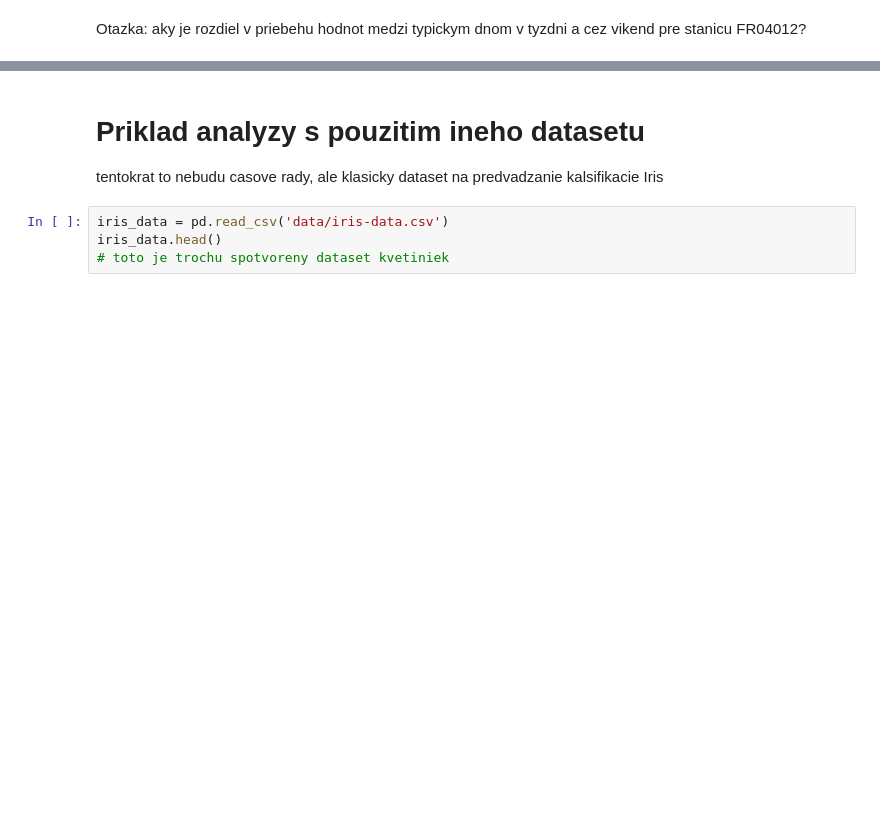
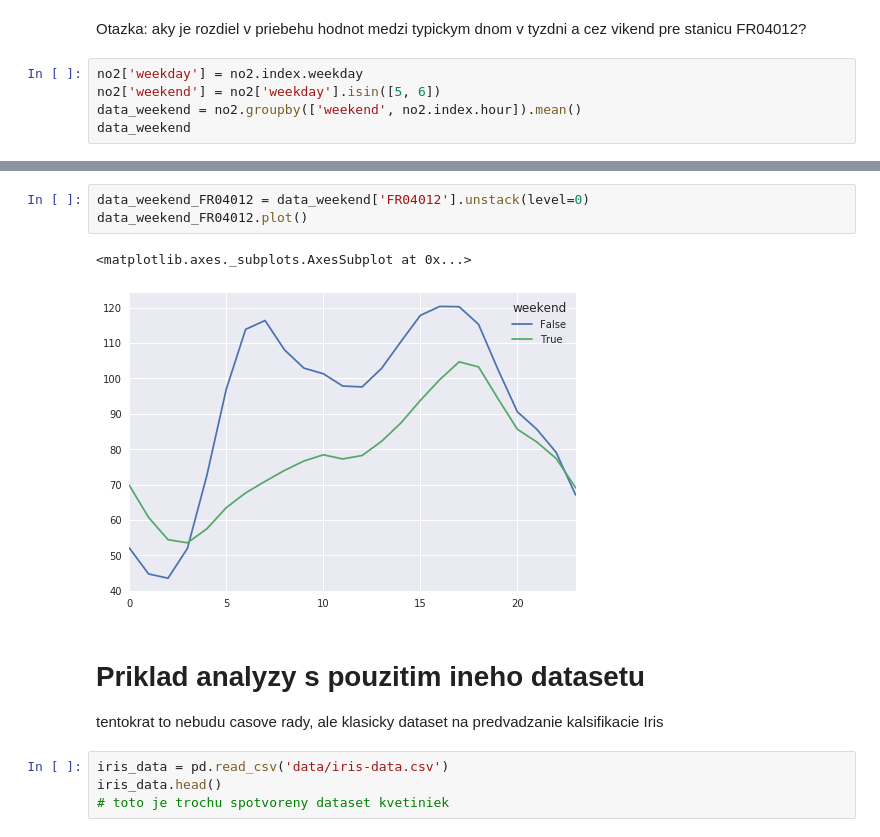
Before and after one commit to martinmocko/vos-2017, a Jupyter notebook: Integracia_dat.ipynb, the cells around one changed output, grey strips where cells are left out. Cells and saved outputs as stored; diff of their text form; blank space fills up the shorter version.

```diff
--- a/Integracia_dat.ipynb
+++ b/Integracia_dat.ipynb
@@ -455,3 +936,8 @@ data_weekend = no2.groupby(['weekend', no2.index.hour]).mean()
 data_weekend_FR04012 = data_weekend['FR04012'].unstack(level=0)
 data_weekend_FR04012.plot()
 -->
+# %%
+no2['weekday'] = no2.index.weekday
+no2['weekend'] = no2['weekday'].isin([5, 6])
+data_weekend = no2.groupby(['weekend', no2.index.hour]).mean()
+data_weekend
@@ -458,3 +963,9 @@ data_weekend_FR04012.plot()
+# %%
+data_weekend_FR04012 = data_weekend['FR04012'].unstack(level=0)
+data_weekend_FR04012.plot()
+# %% [output]
+<matplotlib.axes._subplots.AxesSubplot at 0x...>
+[figure, added]
 # %% [markdown]
 # Priklad analyzy s pouzitim ineho datasetu
 tentokrat to nebudu casove rady, ale klasicky dataset na predvadzanie kalsifikacie Iris
```
Also changed, not shown: parts of 109 cells of this notebook, 13 other files.
